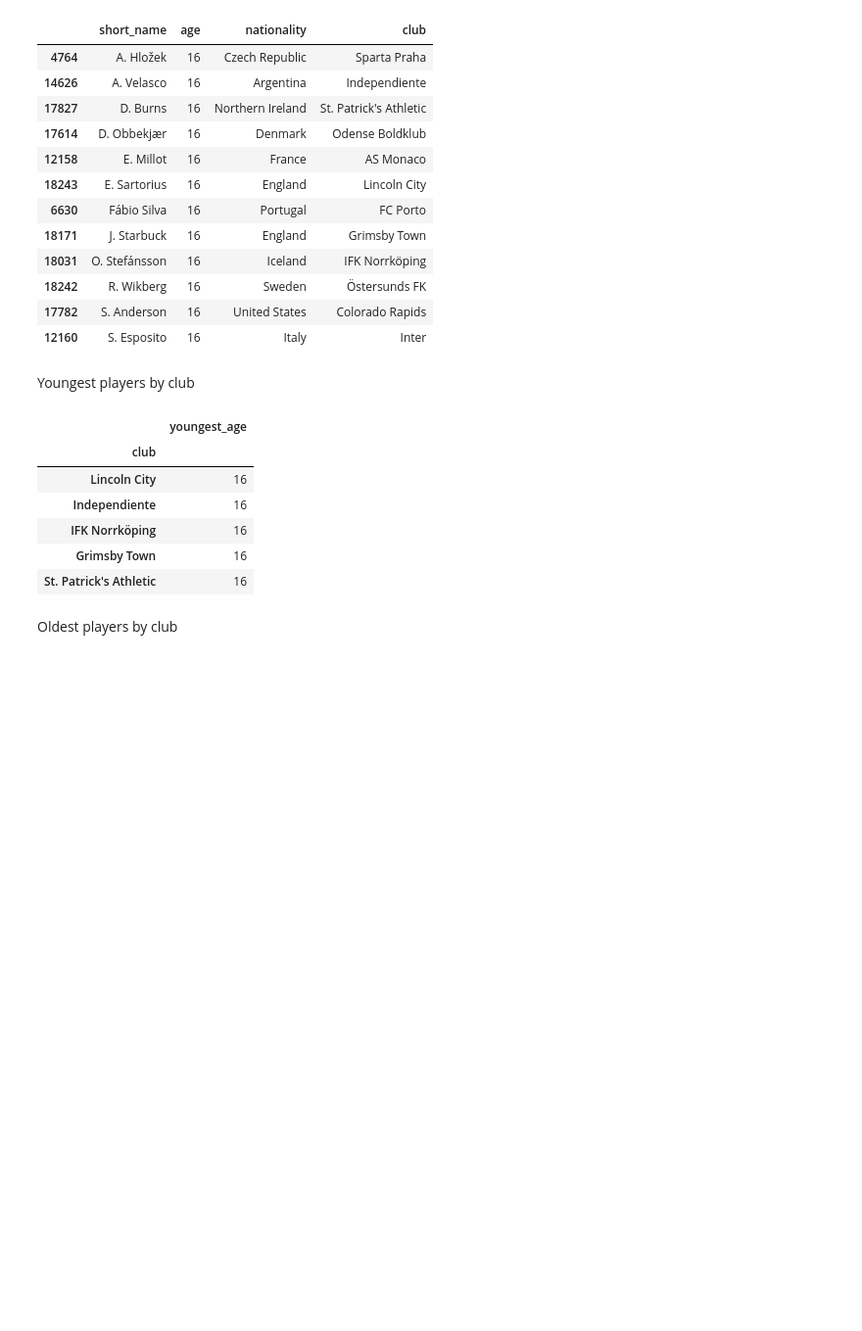
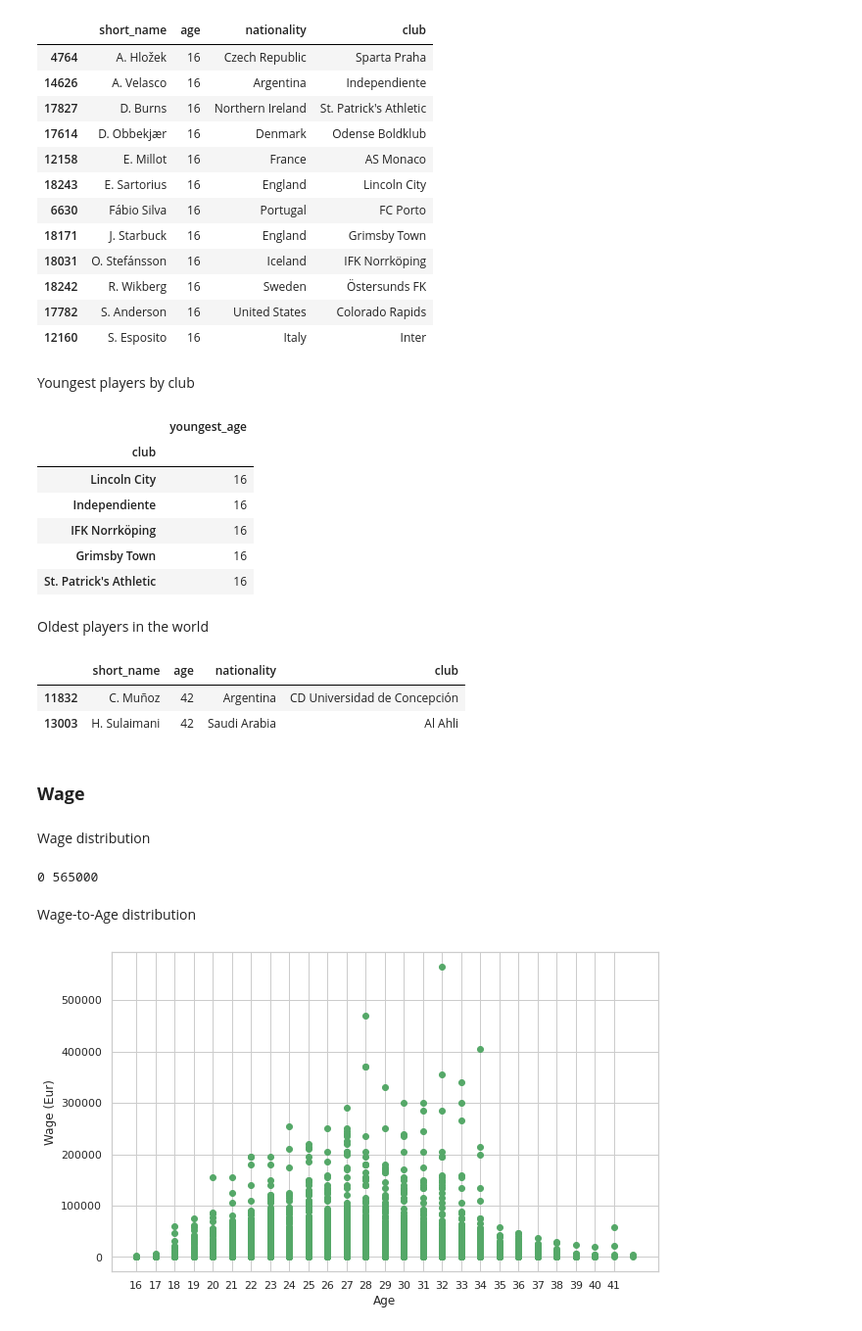
Before and after one commit to shielamms/AI-and-Data-Analysis, a Jupyter notebook: Finding_My_FIFA_Dream_Team.ipynb, the cells around one changed output. Shown at 98% size. Cells and saved outputs as stored; diff of their text form; code cells hidden in the pictures; blank space fills up the shorter version.

```diff
--- a/Finding_My_FIFA_Dream_Team.ipynb
+++ b/Finding_My_FIFA_Dream_Team.ipynb
@@ -300,5 +300,33 @@ youngest.head()
 | IFK Norrköping | 16 |
 | Grimsby Town | 16 |
 | St. Patrick's Athletic | 16 |
-# %% [markdown]
-Oldest players by club
+# %% [markdown]
+Oldest players in the world
+# %%
+oldest_players = data.loc[data['age'] == data['age'].max()]
+oldest_players[['short_name', 'age', 'nationality', 'club']].sort_values(by=['short_name'])
+# %% [output]
+|  | short_name | age | nationality | club |
+| 11832 | C. Muñoz | 42 | Argentina | CD Universidad de Concepción |
+| 13003 | H. Sulaimani | 42 | Saudi Arabia | Al Ahli |
+# %% [markdown]
+### **Wage**
+# %% [markdown]
+Wage distribution
+# %%
+min_wage, max_wage = data['wage_eur'].min(), data['wage_eur'].max()
+print(min_wage, max_wage)
+# %% [output]
+0 565000
+# %% [markdown]
+Wage-to-Age distribution
+# %%
+plt.figure(figsize=(10, 6))
+plt.scatter(data['age'], data['wage_eur'], color='g')
+plt.xticks(np.arange(data['age'].min(), data['age'].max()))
+plt.xlabel('Age')
+plt.ylabel('Wage (Eur)')
+
+plt.show()
+# %% [output]
+[figure, added]
```
Also changed, not shown: parts of 6 cells of this notebook.
